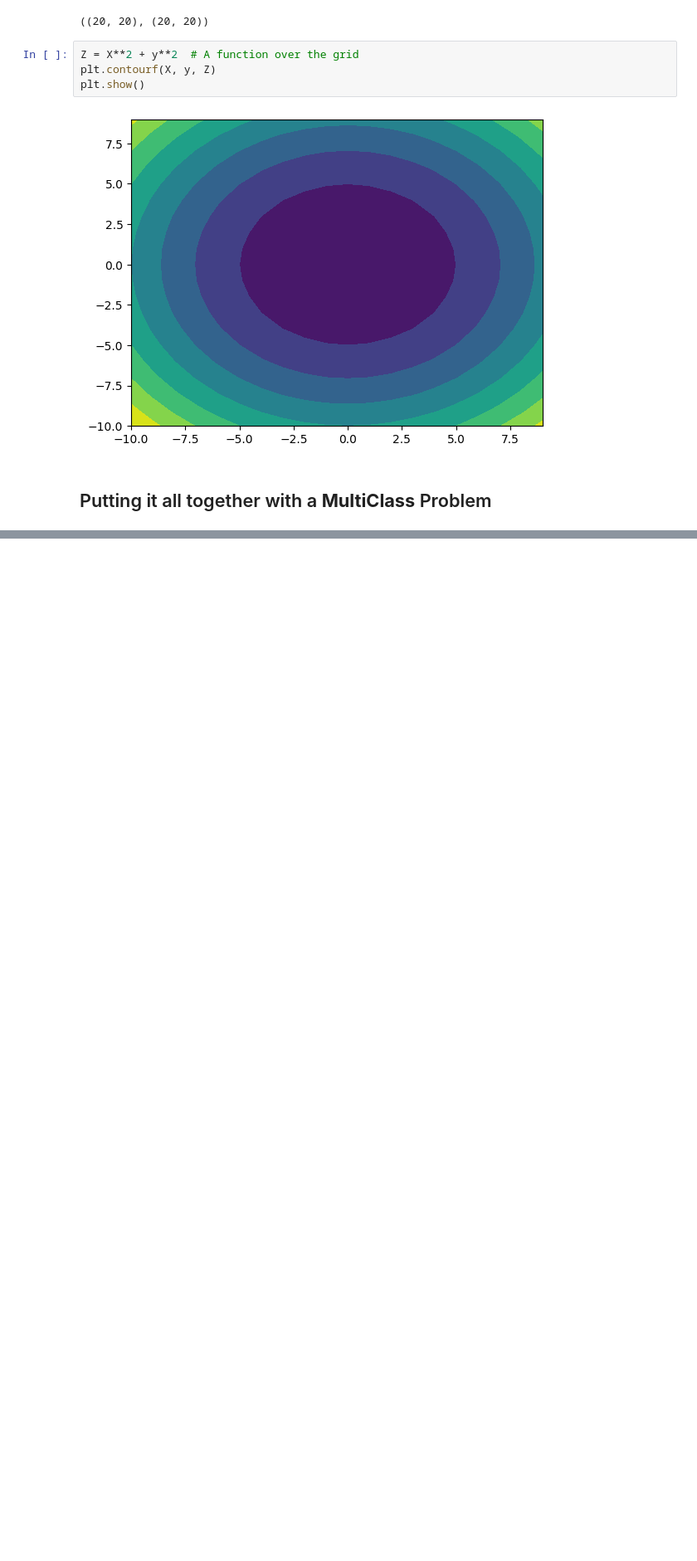
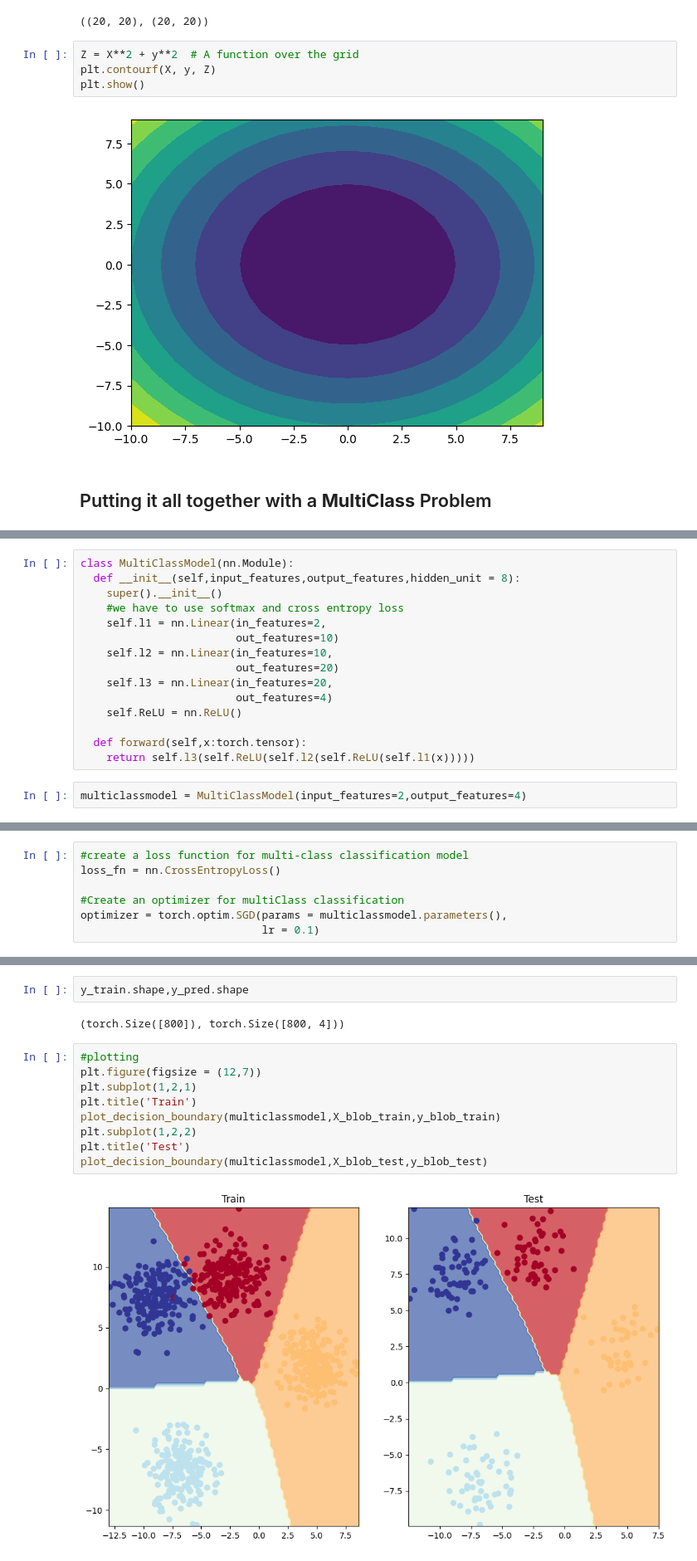
Before and after one commit to Tinonturja/Deep-Learning-with-PyTorch, a Jupyter notebook: Non_Linearity(Binary_and_MultiClass_Classification).ipynb, the cells around one changed output, grey strips where cells are left out. Shown at 83% size. Saved outputs shown, nothing was run; the diff lists cells and outputs as text; blank space fills up the shorter version.

```diff
--- a/Non_Linearity(Binary_and_MultiClass_Classification).ipynb
+++ b/Non_Linearity(Binary_and_MultiClass_Classification).ipynb
@@ -298,0 +356,17 @@ plt.show()
+# %%
+class MultiClassModel(nn.Module):
+  def __init__(self,input_features,output_features,hidden_unit = 8):
+    super().__init__()
+    #we have to use softmax and cross entropy loss
+    self.l1 = nn.Linear(in_features=2,
+                        out_features=10)
+    self.l2 = nn.Linear(in_features=10,
+                        out_features=20)
+    self.l3 = nn.Linear(in_features=20,
+                        out_features=4)
+    self.ReLU = nn.ReLU()
+
+  def forward(self,x:torch.tensor):
+    return self.l3(self.ReLU(self.l2(self.ReLU(self.l1(x)))))
+# %%
+multiclassmodel = MultiClassModel(input_features=2,output_features=4)
@@ -298,0 +451,7 @@ plt.show()
+# %%
+#create a loss function for multi-class classification model
+loss_fn = nn.CrossEntropyLoss()
+
+#Create an optimizer for multiClass classification
+optimizer = torch.optim.SGD(params = multiclassmodel.parameters(),
+                            lr = 0.1)
@@ -298,0 +513,15 @@ plt.show()
+# %%
+y_train.shape,y_pred.shape
+# %% [output]
+(torch.Size([800]), torch.Size([800, 4]))
+# %%
+#plotting
+plt.figure(figsize = (12,7))
+plt.subplot(1,2,1)
+plt.title('Train')
+plot_decision_boundary(multiclassmodel,X_blob_train,y_blob_train)
+plt.subplot(1,2,2)
+plt.title('Test')
+plot_decision_boundary(multiclassmodel,X_blob_test,y_blob_test)
+# %% [output]
+[figure, added]
```
Also changed, not shown: parts of 29 cells of this notebook.
